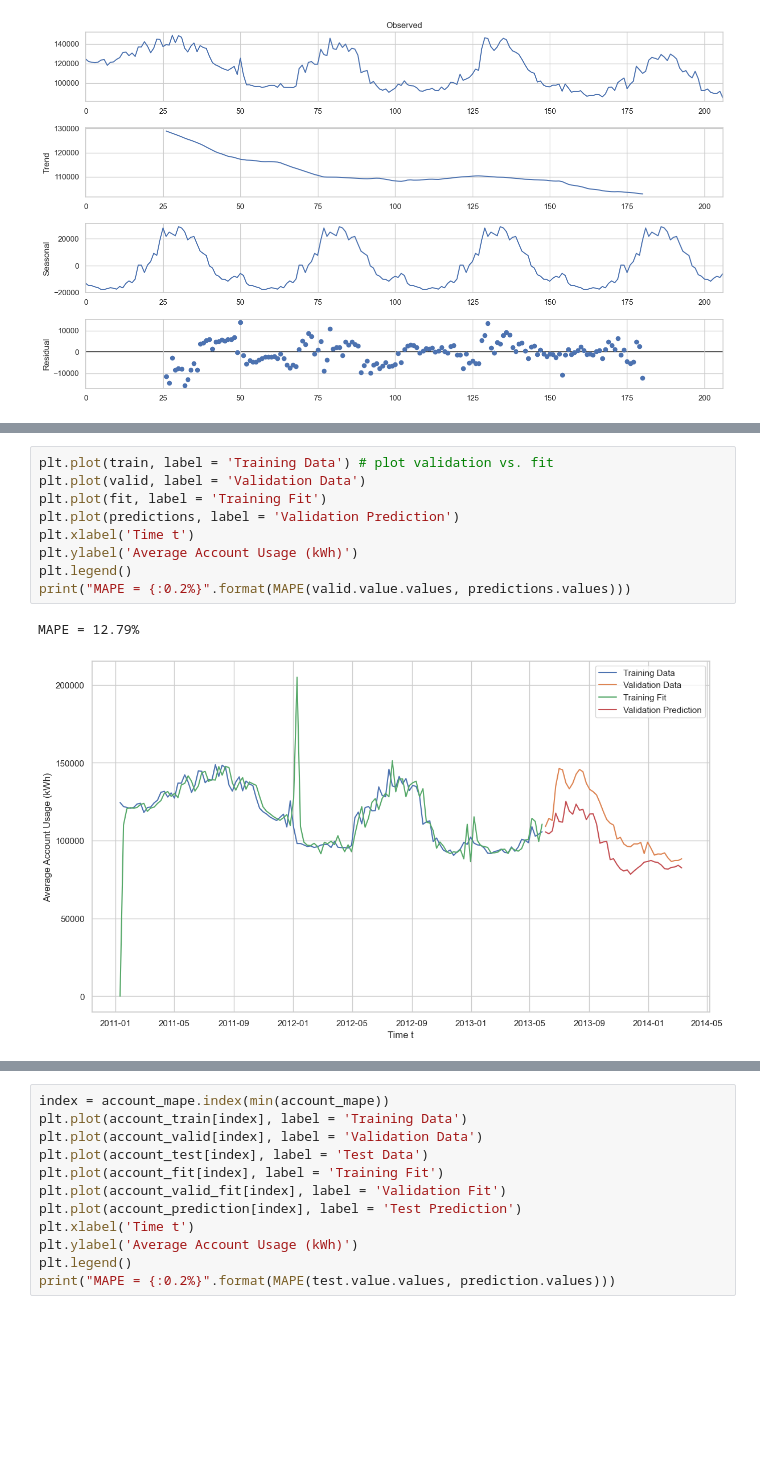
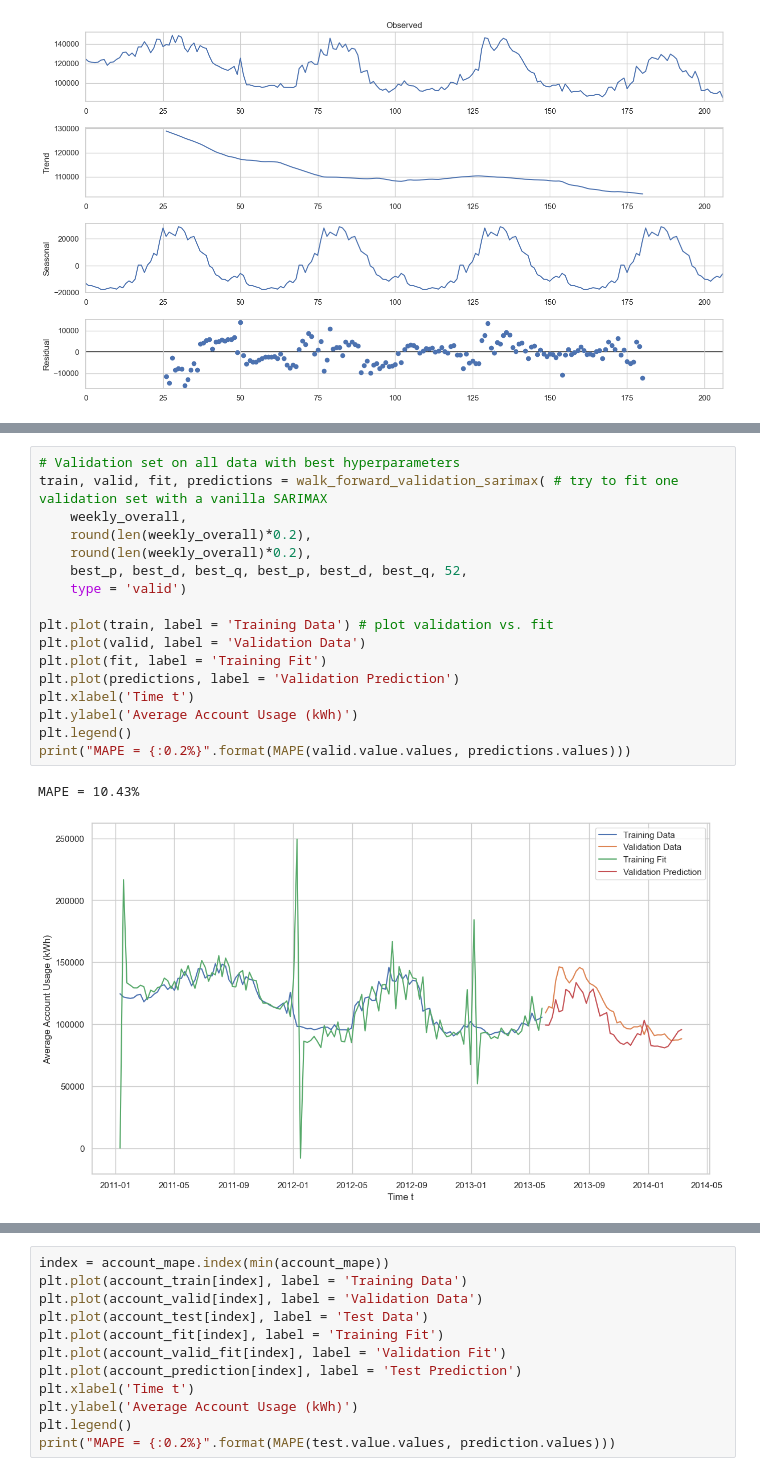
Before and after one commit to kevintaylor99/Forecasting-Project-1, a Jupyter notebook: Model & Analysis/Modeling_Analysis.ipynb, the cells around one changed output, grey strips where cells are left out. Cells and saved outputs as stored; diff of their text form; blank space fills up the shorter version.

Commit message:
more sarima and prophet

```diff
--- a/Model & Analysis/Modeling_Analysis.ipynb
+++ b/Model & Analysis/Modeling_Analysis.ipynb
@@ -60,12 +109,20 @@ train, valid, fit, predictions = walk_forward_validation_sarimax( # try to fit o
 # %%
+# Validation set on all data with best hyperparameters
+train, valid, fit, predictions = walk_forward_validation_sarimax( # try to fit one validation set with a vanilla SARIMAX
+    weekly_overall,
+    round(len(weekly_overall)*0.2),
+    round(len(weekly_overall)*0.2),
+    best_p, best_d, best_q, best_p, best_d, best_q, 52,
+    type = 'valid')
+
 plt.plot(train, label = 'Training Data') # plot validation vs. fit
 plt.plot(valid, label = 'Validation Data')
 plt.plot(fit, label = 'Training Fit')
 plt.plot(predictions, label = 'Validation Prediction')
 plt.xlabel('Time t')
 plt.ylabel('Average Account Usage (kWh)')
 plt.legend()
 print("MAPE = {:0.2%}".format(MAPE(valid.value.values, predictions.values)))
 # %% [output]
-MAPE = 12.79%
+MAPE = 10.43%
-[figure, old version]
+[figure, new version]
```
Also changed, not shown: parts of 11 cells of this notebook, 2 other files.
